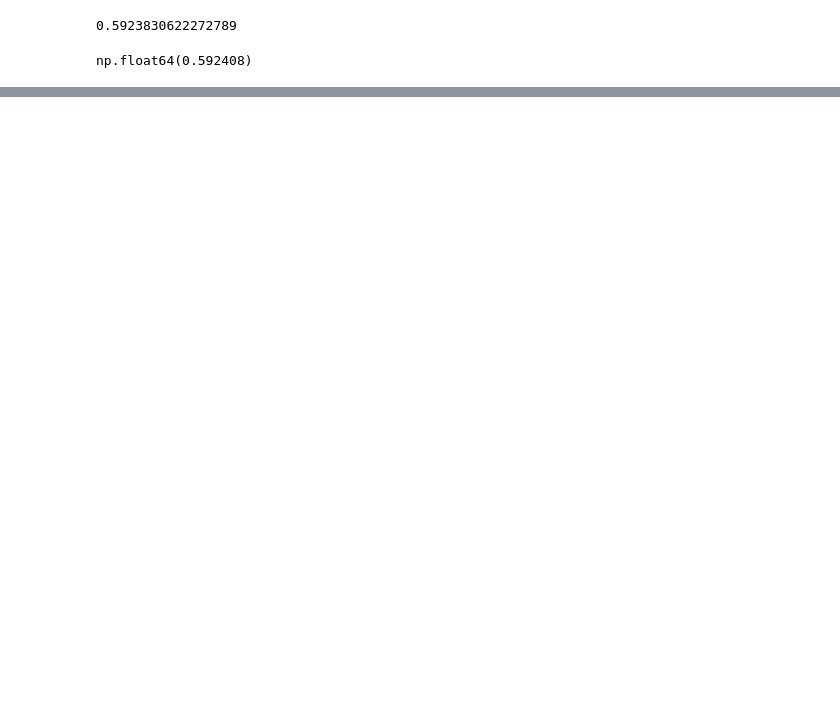
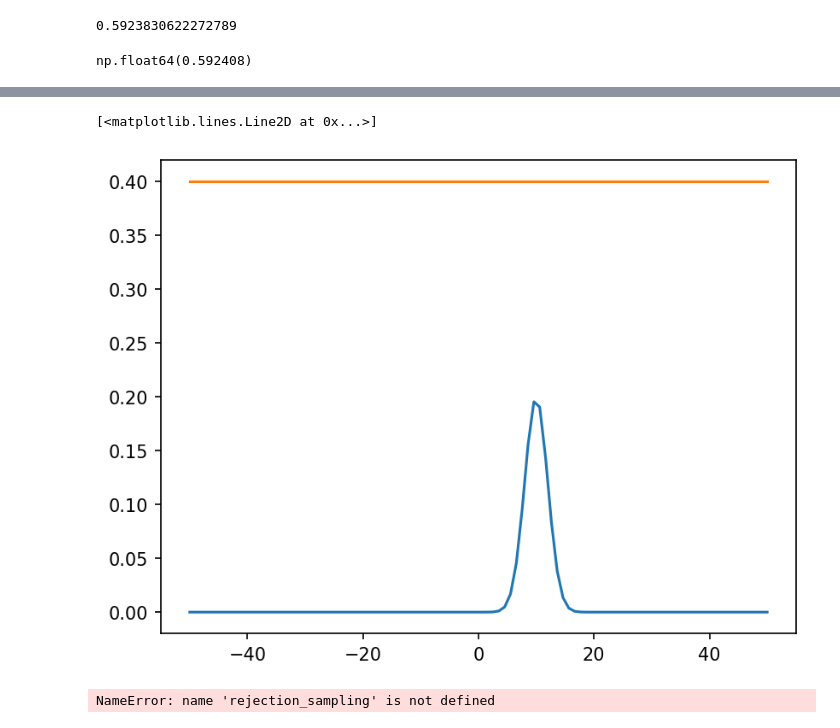
Before and after one commit to shylaquack/comp-phys-26, a Jupyter notebook: notebooks/L3.ipynb, the cells around one changed output, grey strips where cells are left out. Saved outputs shown, nothing was run; the diff lists cells and outputs as text; code cells hidden in the pictures; blank space fills up the shorter version.

```diff
--- a/notebooks/L3.ipynb
+++ b/notebooks/L3.ipynb
@@ -66,0 +108,29 @@ np.float64(0.592408)
+# %%
+def p(x):
+  '''The target distribution'''
+  return pdf(x,mu=mu,sigma=sigma)
+def g(x):
+  '''A distribution we can pull samples from'''
+  return np.ones_like(x)
+k = 0.4
+def rejection_samopling(iter=1000):
+    samples = []
+    for i in range(iter):
+        z = np.random.uniform(-50,50)
+        u = np.random.uniform(0,k*g(z))
+
+        if u <= p(z):
+            samples.append(z)
+    return np.array(samples)
+# %%
+xs = np.linspace(-50,50,100)
+plt.plot(xs,p(xs),label = 'target dist')
+plt.plot(xs,k*g(xs), label ='scaled sample')
+# %% [output]
+[<matplotlib.lines.Line2D at 0x...>]
+[figure, added]
+# %%
+samples = rejection_sampling(niter = 100)
+print(len(sampels))
+# %% [output]
+NameError: name 'rejection_sampling' is not defined
```
Also changed, not shown: parts of 6 cells of this notebook.
